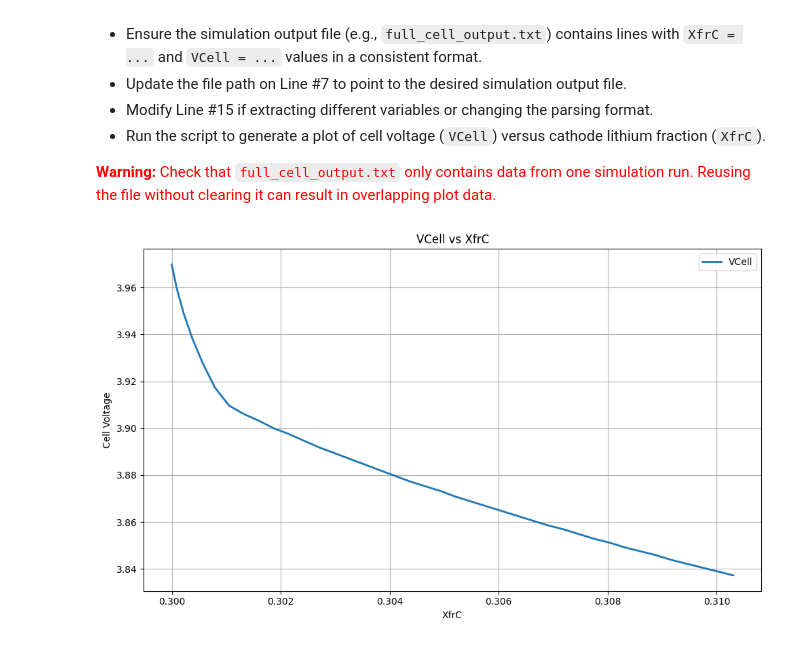
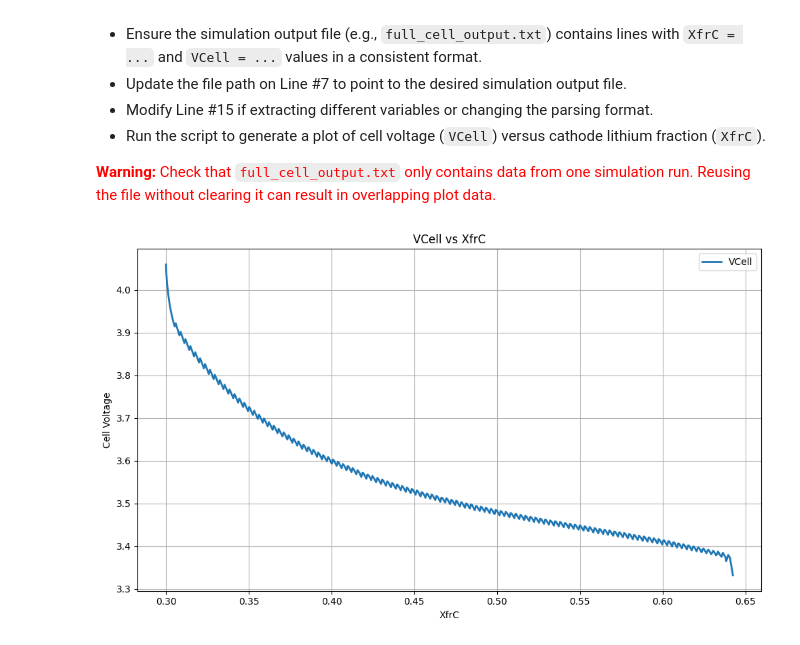
Before and after one commit to HCY-Group/BESFEM, a Jupyter notebook: plotting/current_plots.ipynb, the cells around one changed output. Drawn from its saved outputs; the diff is of its cells as text; code cells hidden in the pictures.

```diff
--- a/plotting/current_plots.ipynb
+++ b/plotting/current_plots.ipynb
@@ -18,7 +18,7 @@ import matplotlib.pyplot as plt
 
 # --- Step 1: Load text file ---
 # Replace with your actual file name
-file_path = "../bin/full_cell_output.txt"
+file_path = "../bin/half_cell_output_58k.txt"
 
 with open(file_path, 'r') as f:
     lines = f.readlines()
@@ -26,29 +26,34 @@ with open(file_path, 'r') as f:
 # --- Step 2: Parse each line using regex ---
 data = []
 pattern = re.compile(
-    r"timestep:\s*(\d+).*?Anode current\s*=\s*([-eE0-9.]+),\s*Cathode current\s*=\s*([-eE0-9.]+),.*?Target Current\s*=\s*([-eE0-9.]+)"
+        # r"timestep:\s*(\d+).*?Anode current\s*=\s*([-eE0-9.]+),\s*Cathode current\s*=\s*([-eE0-9.]+),.*?Target Current\s*=\s*([-eE0-9.]+)"
+        r"timestep:\s*(\d+).*?current\s*=\s*([-eE0-9.]+),.*?target current\s*=\s*([-eE0-9.]+)"
 )
 
 for line in lines:
     match = pattern.search(line)
     if match:
         timestep = int(match.group(1))
-        anode = abs(float(match.group(2)))  # absolute value
-        cathode = float(match.group(3))
-        target = float(match.group(4))
-        data.append((timestep, anode, cathode, target))
+        # anode = abs(float(match.group(2)))  # absolute value
+        cathode = float(match.group(2))
+        target = float(match.group(3))
+        # data.append((timestep, anode, cathode, target))
+        data.append((timestep, cathode, target))
+
 
 # start_timestep = 0  # change this to a different timestep if needed
 
 # --- Step 3: Convert to DataFrame ---
-df = pd.DataFrame(data, columns=["Timestep", "Anode", "Cathode", "Target"])
+# df = pd.DataFrame(data, columns=["Timestep", "Anode", "Cathode", "Target"])
+df = pd.DataFrame(data, columns=["Timestep", "Cathode", "Target"])
+
 # df = df[df["Timestep"] >= start_timestep]
 
 df = df[df["Timestep"] != 0] # Remove timestep 0
 
 # --- Step 4: Plot ---
 plt.figure(figsize=(10,6))
-plt.plot(df["Timestep"], df["Anode"], label="Anode current", linewidth=2)
+# plt.plot(df["Timestep"], df["Anode"], label="Anode current", linewidth=2)
 plt.plot(df["Timestep"], df["Cathode"], label="Cathode current", linewidth=2)
 plt.plot(df["Timestep"], df["Target"], '--', label="Target current", linewidth=2)
 
@@ -80,7 +85,7 @@ import matplotlib.pyplot as plt
 
 # --- Step 1: Load text file ---
 # Replace with your actual file name
-file_path = "../bin/full_cell_output.txt"
+file_path = "../bin/half_cell_output_58k.txt"
 
 with open(file_path, 'r') as f:
     lines = f.readlines()
@@ -88,32 +93,32 @@ with open(file_path, 'r') as f:
 # --- Step 2: Parse each line using regex ---
 data = []
 pattern = re.compile(
-    r"XfrC\s*=\s*([-eE0-9.]+),.*?VCell\s*=\s*([-eE0-9.]+)"
+    r"Xfr\s*=\s*([-eE0-9.]+),.*?VCell\s*=\s*([-eE0-9.]+)"
 )
 
 for line in lines:
     match = pattern.search(line)
     if match:
         XfrC = float(match.group(1))
         vcell = abs(float(match.group(2)))  # absolute value
         data.append((XfrC, vcell))
 
 # --- Step 3: Convert to DataFrame ---
 df = pd.DataFrame(data, columns=["XfrC", "VCell"])
 
 # df = df[df["XfrC"] != 0.3] # Remove timestep 0
 
 
 # --- Step 4: Plot ---
 plt.figure(figsize=(10,6))
 plt.plot(df["XfrC"], df["VCell"], label="VCell", linewidth=2)
 
 plt.xlabel("XfrC")
 plt.ylabel("Cell Voltage")
 plt.title("VCell vs XfrC")
 plt.legend()
 plt.grid(True)
 plt.tight_layout()
 plt.show()
 # %% [output]
-[figure, old version]
+[figure, new version]
```
Also changed, not shown: parts of 1 cell of this notebook, 7 other files.
